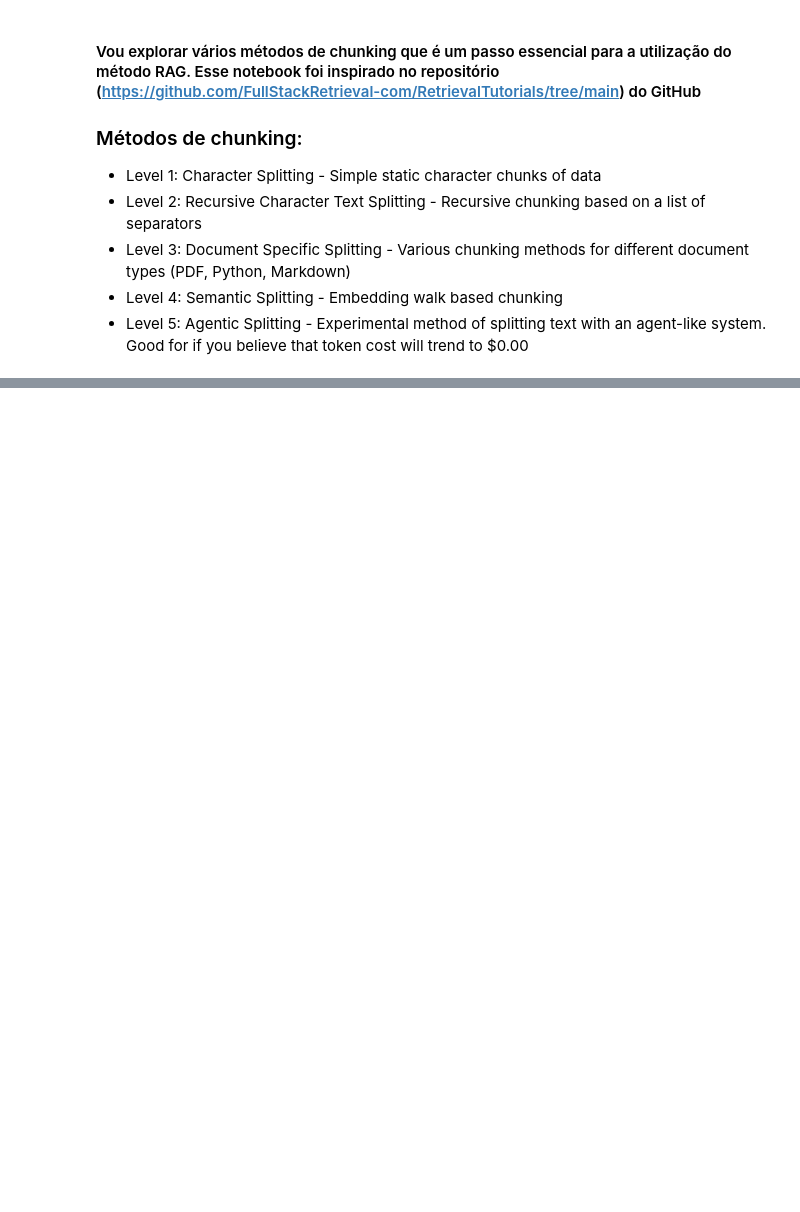
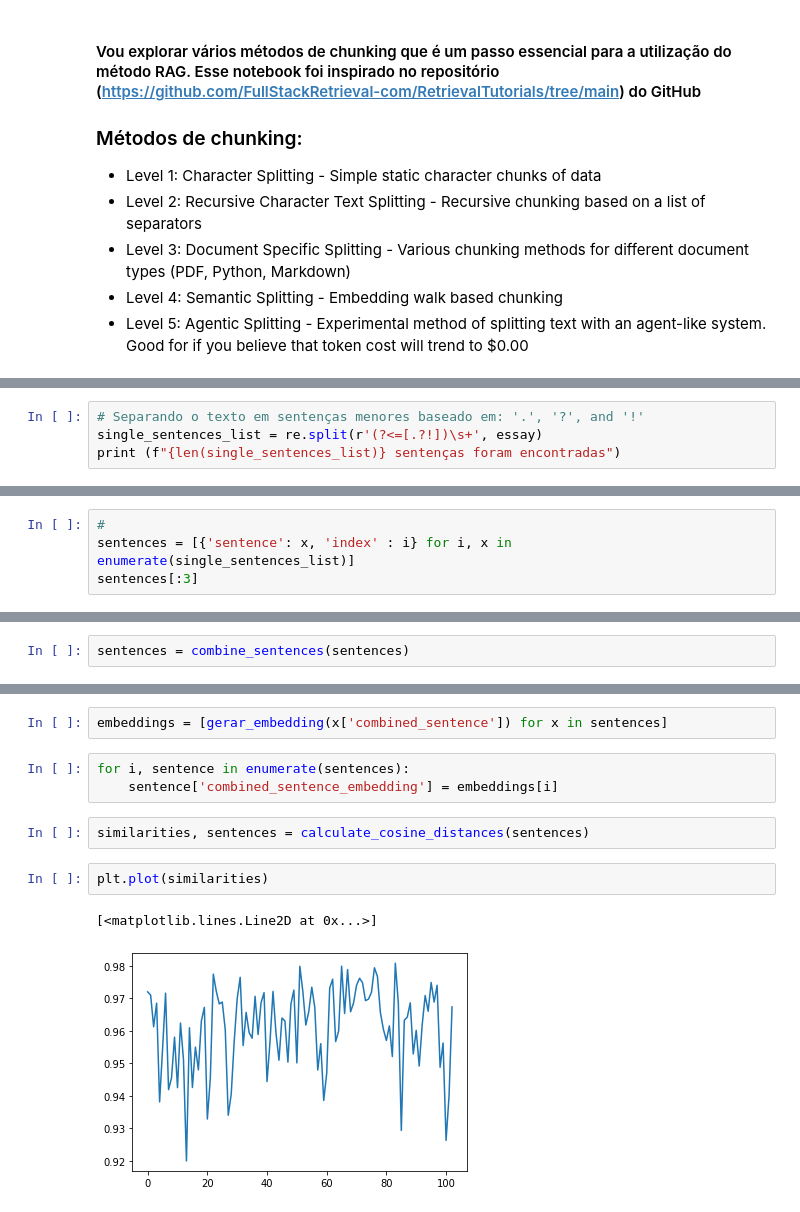
Before and after one commit to AlbertoRodrigues/Generative-IA, a Jupyter notebook: chunking/chunks_methods.ipynb, the cells around one changed output, grey strips where cells are left out. Cells and saved outputs as stored; diff of their text form; blank space fills up the shorter version.

```diff
--- a/chunking/chunks_methods.ipynb
+++ b/chunking/chunks_methods.ipynb
@@ -72,0 +105,4 @@ torch.Size([1, 768])
+# %%
+# Separando o texto em sentenças menores baseado em: '.', '?', and '!'
+single_sentences_list = re.split(r'(?<=[.?!])\s+', essay)
+print (f"{len(single_sentences_list)} sentenças foram encontradas")
@@ -72,0 +111,4 @@ torch.Size([1, 768])
+# %%
+#
+sentences = [{'sentence': x, 'index' : i} for i, x in enumerate(single_sentences_list)]
+sentences[:3]
@@ -72,0 +122,2 @@ torch.Size([1, 768])
+# %%
+sentences = combine_sentences(sentences)
@@ -72,0 +136,12 @@ torch.Size([1, 768])
+# %%
+embeddings = [gerar_embedding(x['combined_sentence']) for x in sentences]
+# %%
+for i, sentence in enumerate(sentences):
+    sentence['combined_sentence_embedding'] = embeddings[i]
+# %%
+similarities, sentences = calculate_cosine_distances(sentences)
+# %%
+plt.plot(similarities)
+# %% [output]
+[<matplotlib.lines.Line2D at 0x...>]
+[figure, added]
```
Also changed, not shown: parts of 16 cells of this notebook, 1 other file.
